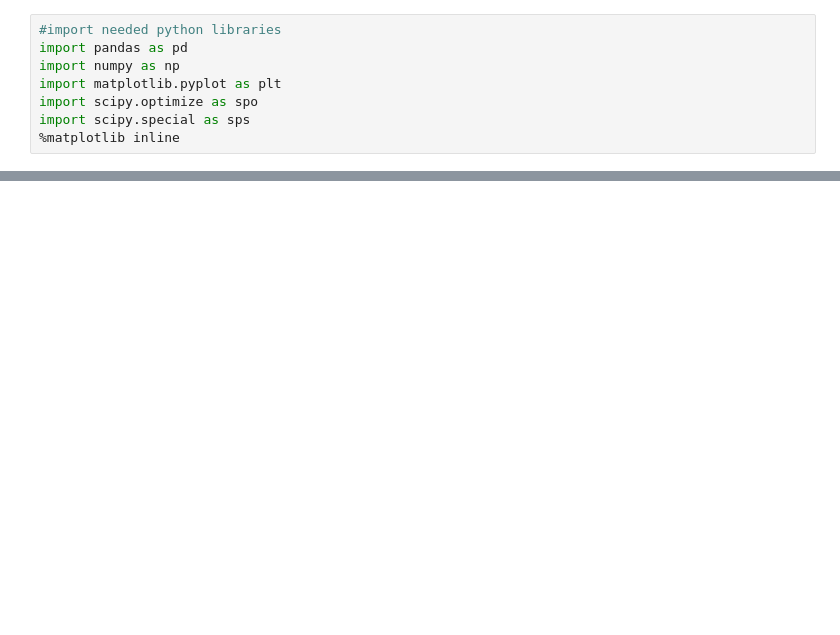
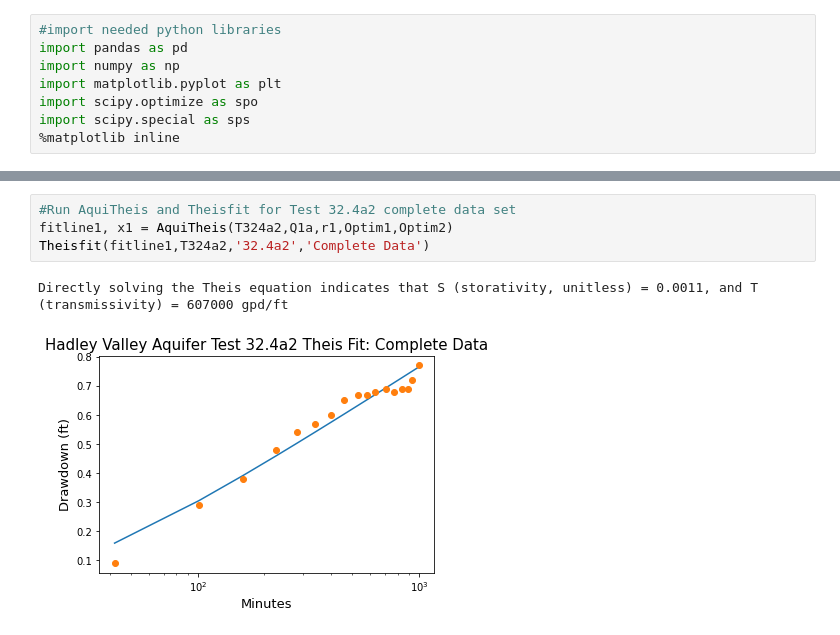
Before and after one commit to dbabrams/ShallowDolomite_Group, a Jupyter notebook: Project_Aquifer_Test_Analysis.ipynb, the cells around one changed output, grey strips where cells are left out. Saved outputs shown, nothing was run; the diff lists cells and outputs as text; blank space fills up the shorter version.

```diff
--- a/Project_Aquifer_Test_Analysis.ipynb
+++ b/Project_Aquifer_Test_Analysis.ipynb
@@ -191,0 +145,7 @@ To completely answer this question would require analysis of how long it would t
+# %%
+#Run AquiTheis and Theisfit for Test 32.4a2 complete data set
+fitline1, x1 = AquiTheis(T324a2,Q1a,r1,Optim1,Optim2)
+Theisfit(fitline1,T324a2,'32.4a2','Complete Data')
+# %% [output]
+Directly solving the Theis equation indicates that S (storativity, unitless) = 0.0011, and T (transmissivity) = 607000 gpd/ft
+[figure, added]
```
Also changed, not shown: parts of 44 cells of this notebook.
